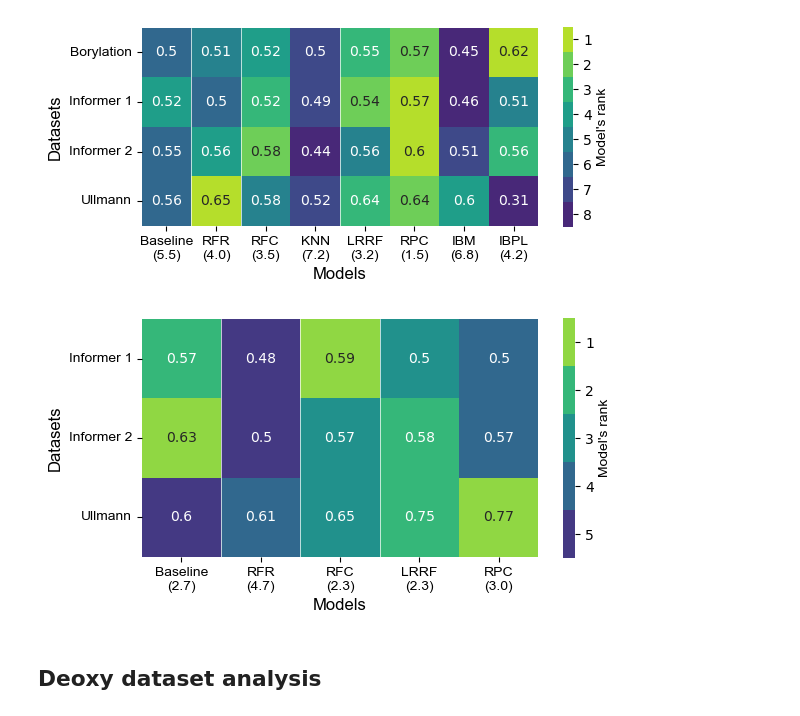
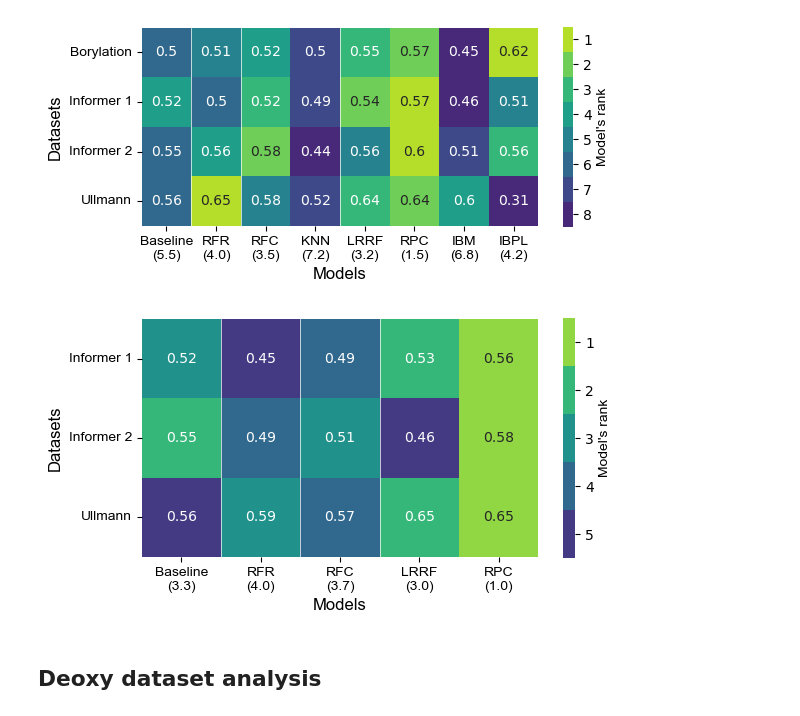
Before and after one commit to ZimmermanGroup/LabelRanking, a Jupyter notebook: performance_analysis.ipynb, the cells around one changed output. Cells and saved outputs as stored; diff of their text form; code cells hidden in the pictures.

Commit message:
Further code cleaning and new plots

```diff
--- a/performance_analysis.ipynb
+++ b/performance_analysis.ipynb
@@ -463,13 +649,13 @@ plot_rr_heatmap(m50_fp_combined_rr_table2, all_models_ordered, more_datasets, sq
 # %% [output]
 [figure]
 # %%
-m50_desc_analyzer2 = MoreConditionAnalyzer("desc", rf_based_models_ordered, [4,4,3])
+m50_desc_analyzer2 = MoreConditionAnalyzer("desc", rf_based_models_ordered, [10,9,6])
 m50_desc_perf_df2 = m50_desc_analyzer2.avg_perf_df
 
 m50_desc_combined_rr_table2, m50_desc_combined_kt_table2 = get_rr_kt_tables(m50_desc_perf_df2, rf_based_models_ordered)
 plot_rr_heatmap(m50_desc_combined_rr_table2, rf_based_models_ordered, more_datasets[1:], square=True, cbar_kws={"shrink":0.65}, vline_pos=[1,2,3])
 # %% [output]
-[figure, old version]
+[figure, new version]
 # %% [markdown]
 ## Deoxy dataset analysis
 # %%
```
Also changed, not shown: parts of 15 cells of this notebook, 3 other files.
